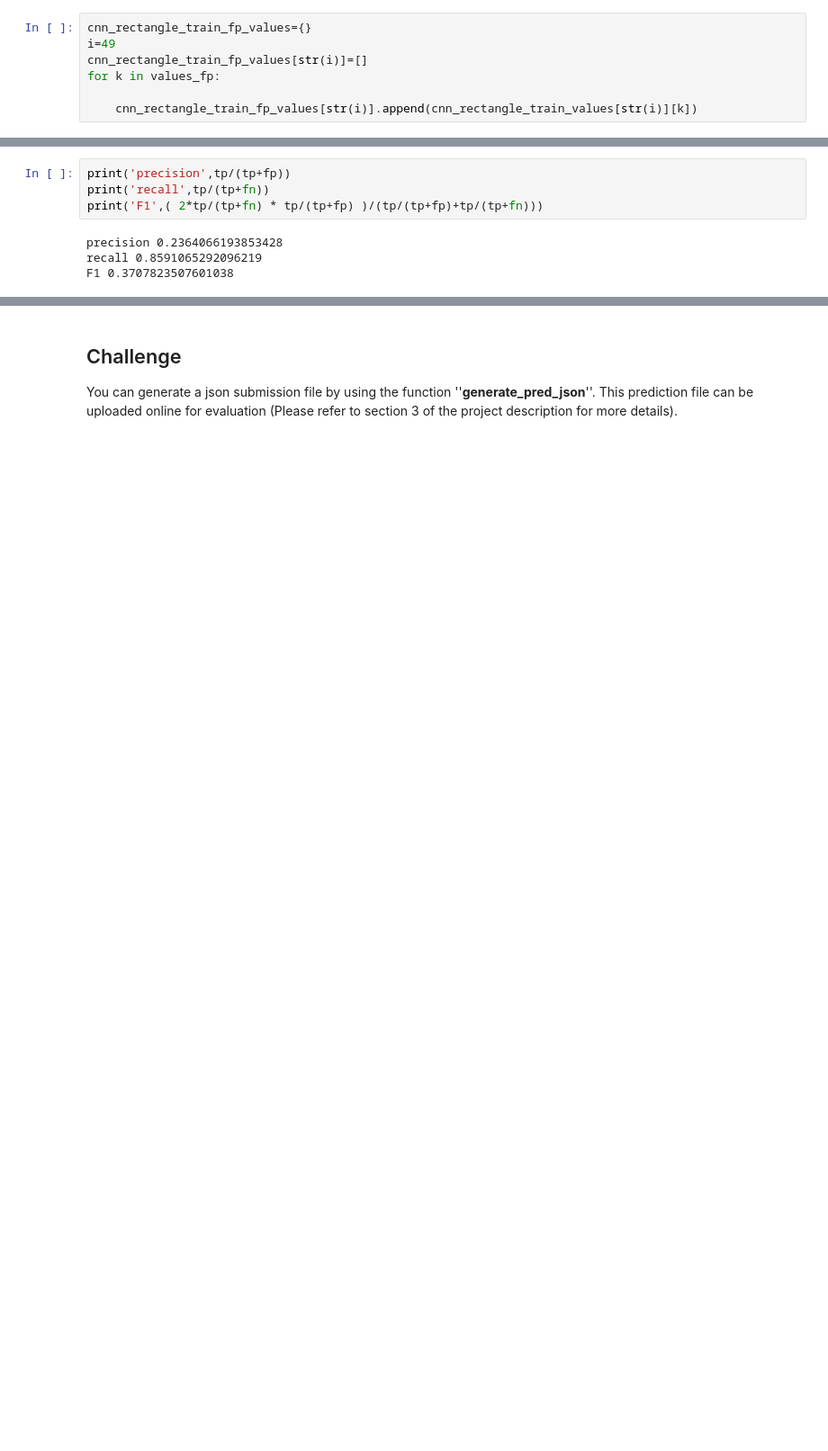
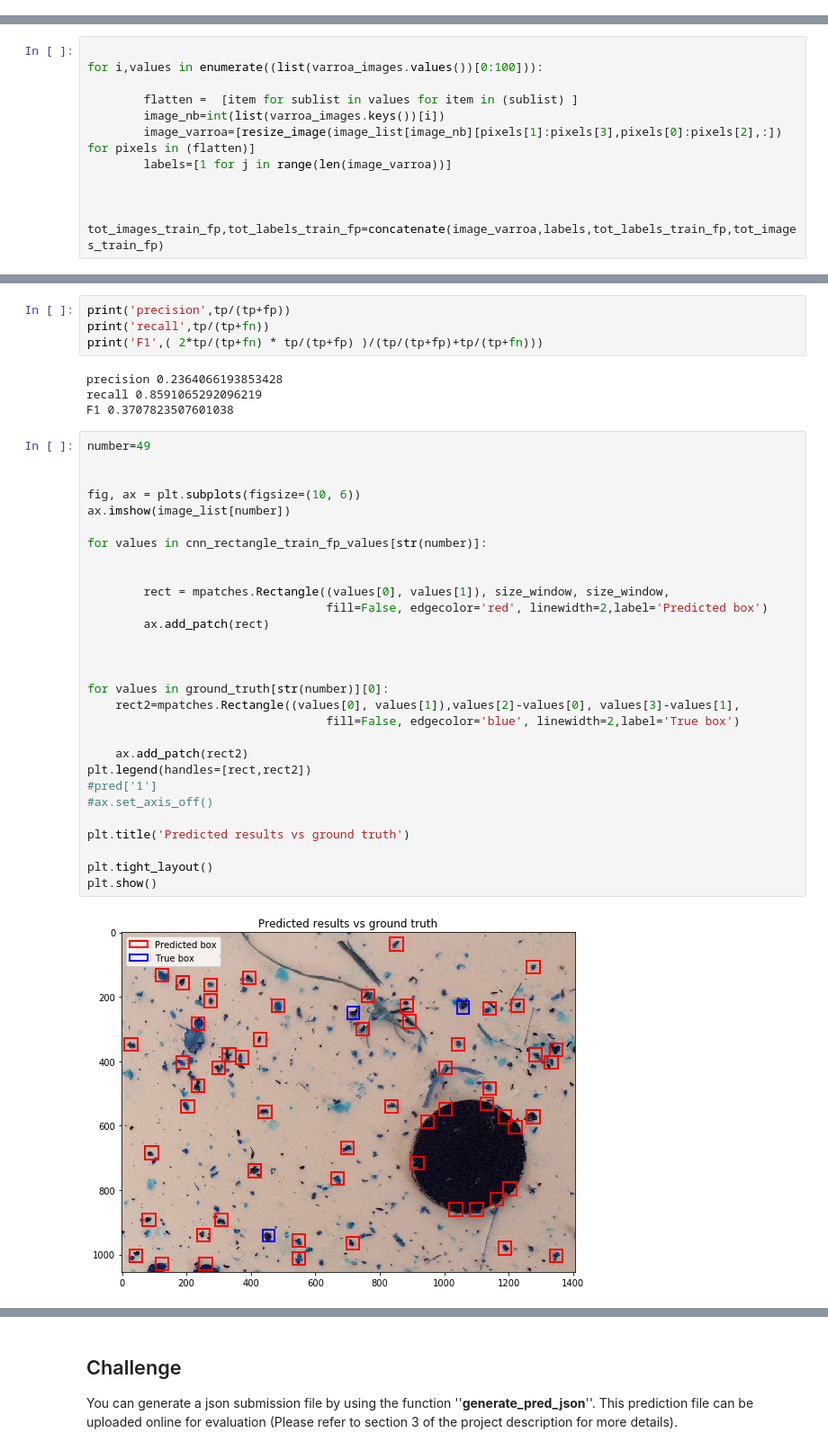
Before and after one commit to lchenbb/Image-Analysis-and-Pattern-Recognition, a Jupyter notebook: project/special_project_betta.ipynb, the cells around one changed output, grey strips where cells are left out. Shown at 90% size. Cells and saved outputs as stored; diff of their text form; blank space fills up the shorter version.

```diff
--- a/project/special_project_betta.ipynb
+++ b/project/special_project_betta.ipynb
@@ -1002,7 +1012,0 @@ values_fp=df.loc[:,df.max(axis=0)<threshold].columns.values
-# %%
-cnn_rectangle_train_fp_values={}
-i=49
-cnn_rectangle_train_fp_values[str(i)]=[]
-for k in values_fp:
-
-    cnn_rectangle_train_fp_values[str(i)].append(cnn_rectangle_train_values[str(i)][k])
@@ -1050,0 +1037,11 @@ Length: 84, dtype: bool
+# %%
+
+for i,values in enumerate((list(varroa_images.values())[0:100])):
+
+        flatten =  [item for sublist in values for item in (sublist) ]
+        image_nb=int(list(varroa_images.keys())[i])
+        image_varroa=[resize_image(image_list[image_nb][pixels[1]:pixels[3],pixels[0]:pixels[2],:])   for pixels in (flatten)]
+        labels=[1 for j in range(len(image_varroa))]
+
+
+        tot_images_train_fp,tot_labels_train_fp=concatenate(image_varroa,labels,tot_labels_train_fp,tot_images_train_fp)
@@ -1115,6 +1145,37 @@ print('F1',( 2*tp/(tp+fn) * tp/(tp+fp) )/(tp/(tp+fp)+tp/(tp+fn)))
 precision 0.2364066193853428
 recall 0.8591065292096219
 F1 0.3707823507601038
+# %%
+number=49
+
+
+fig, ax = plt.subplots(figsize=(10, 6))
+ax.imshow(image_list[number])
+
+for values in cnn_rectangle_train_fp_values[str(number)]:
+
+
+        rect = mpatches.Rectangle((values[0], values[1]), size_window, size_window,
+                                  fill=False, edgecolor='red', linewidth=2,label='Predicted box')
+        ax.add_patch(rect)
+
+
+
+for values in ground_truth[str(number)][0]:
+    rect2=mpatches.Rectangle((values[0], values[1]),values[2]-values[0], values[3]-values[1],
+                                  fill=False, edgecolor='blue', linewidth=2,label='True box')
+
+    ax.add_patch(rect2)
+plt.legend(handles=[rect,rect2])
+#pred['1']
+#ax.set_axis_off()
+
+plt.title('Predicted results vs ground truth')
+
+plt.tight_layout()
+plt.show()
+# %% [output]
+[figure, added]
 # %%
 number=49
 
```
Also changed, not shown: parts of 41 cells of this notebook.
